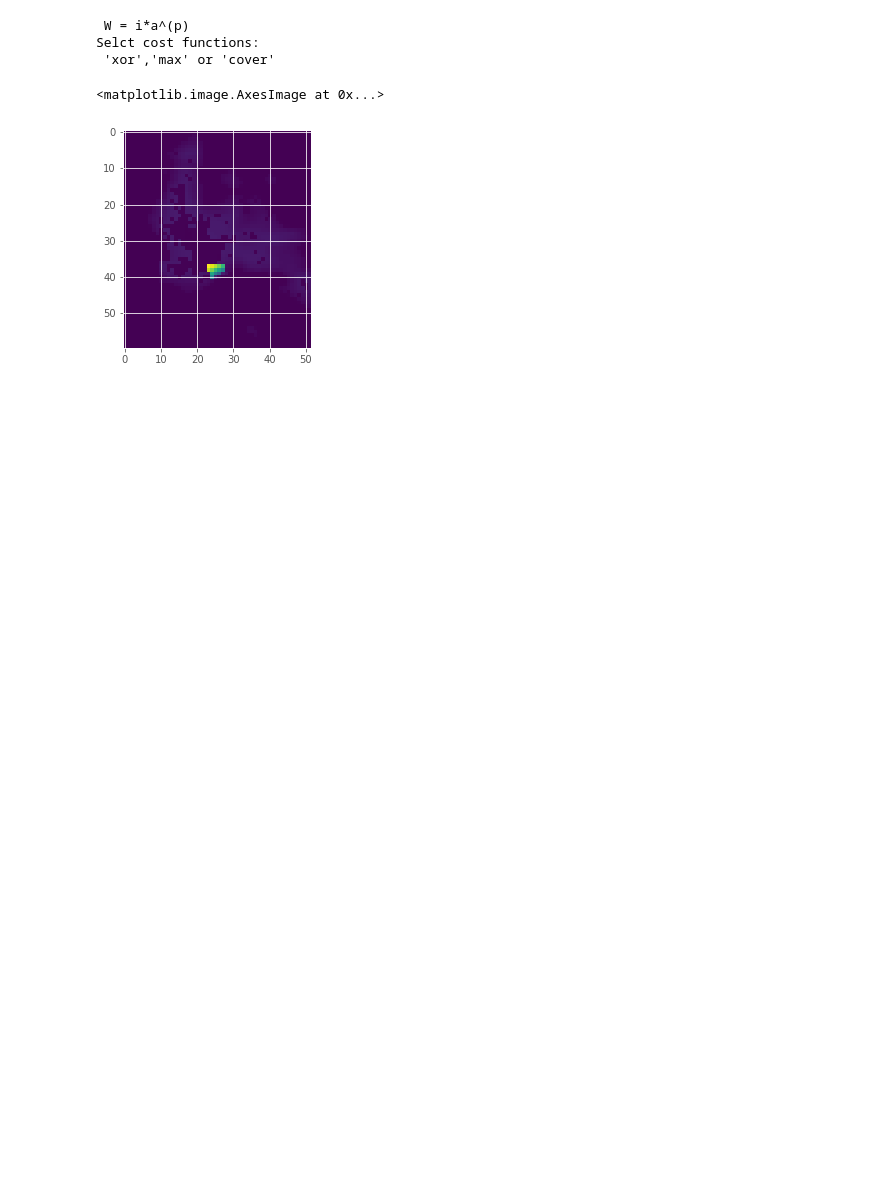
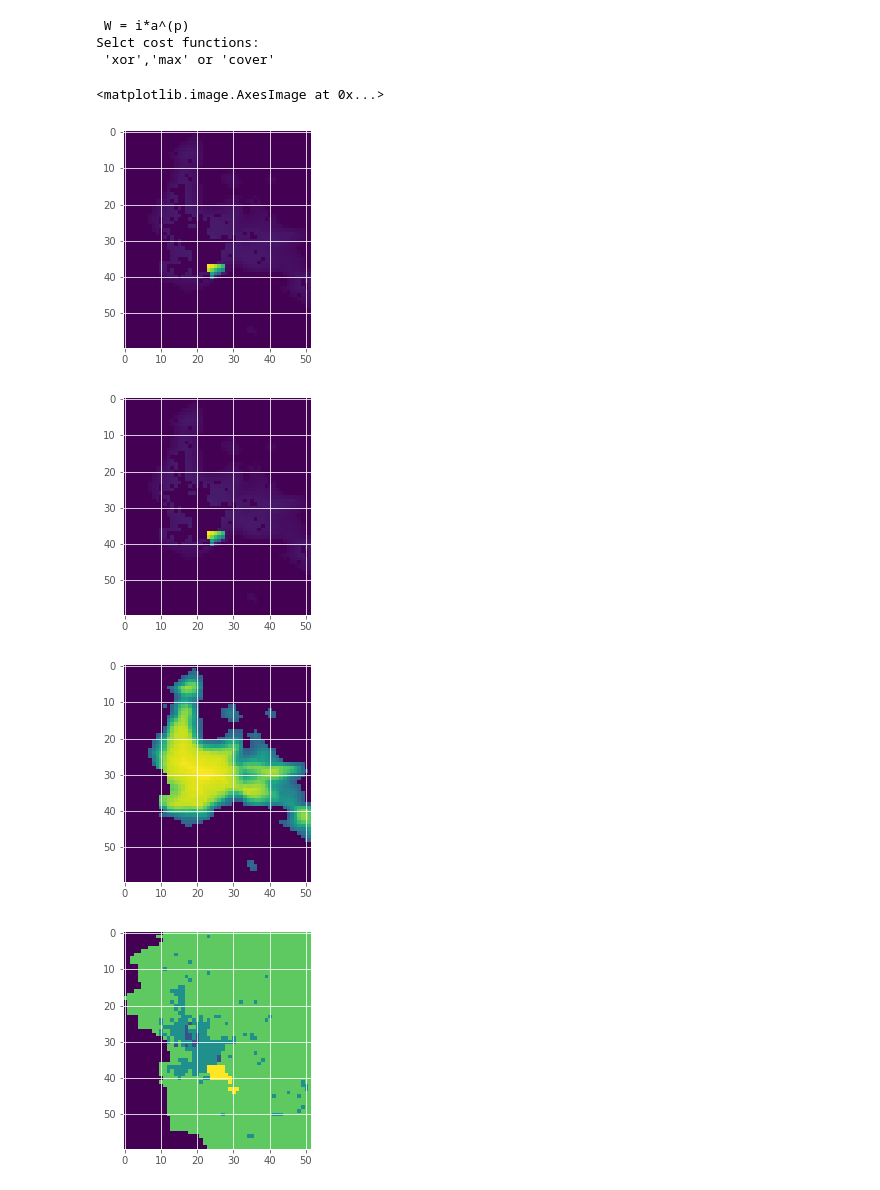
Before and after one commit to rdglpz/optimal_light_sensor_location, a Jupyter notebook: main_example.ipynb, the cells around one changed output. Saved outputs shown, nothing was run; the diff lists cells and outputs as text; code cells hidden in the pictures; blank space fills up the shorter version.

```diff
--- a/main_example.ipynb
+++ b/main_example.ipynb
@@ -58,3 +63,20 @@ Selct cost functions:
  'xor','max' or 'cover'
 <matplotlib.image.AxesImage at 0x...>
 [figure]
+# %%
+import matplotlib.pyplot as plt
+fig, ax = plt.subplots()
+ax.imshow(sensitivity)
+fig.savefig('sensitivity.eps', format='eps', dpi=100)
+
+fig, ax = plt.subplots()
+ax.imshow(nonsat)
+fig.savefig('NTLI.eps', format='eps', dpi=100)
+
+fig, ax = plt.subplots()
+ax.imshow(EAM)
+fig.savefig('EAM.eps', format='eps', dpi=100)
+# %% [output]
+[figure, added]
+[figure, added]
+[figure, added]
```
Also changed, not shown: parts of 12 cells of this notebook, 18 other files.
